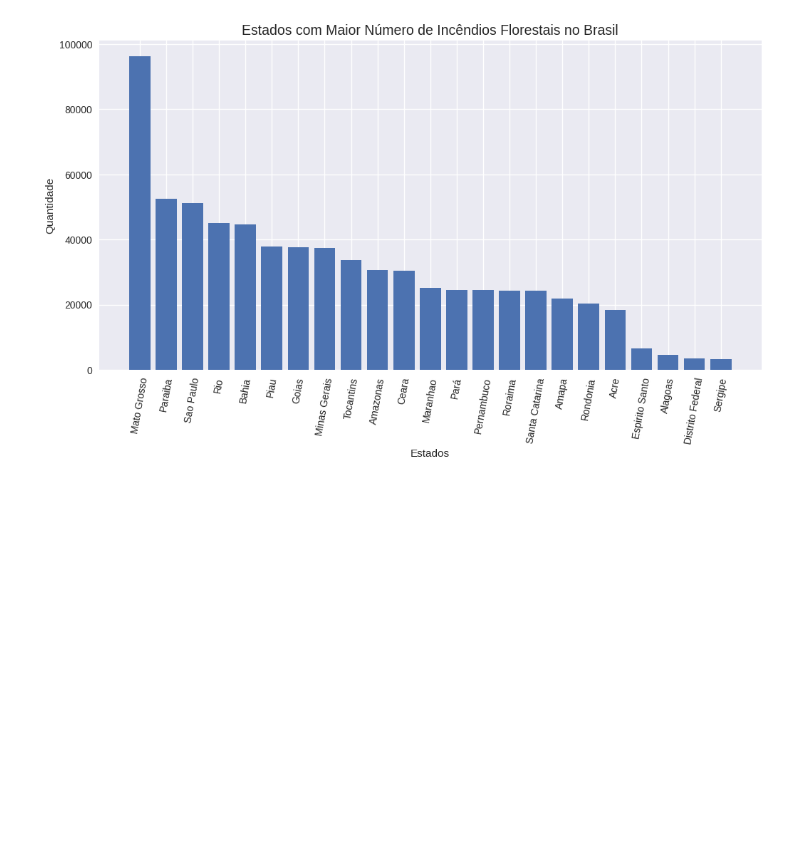
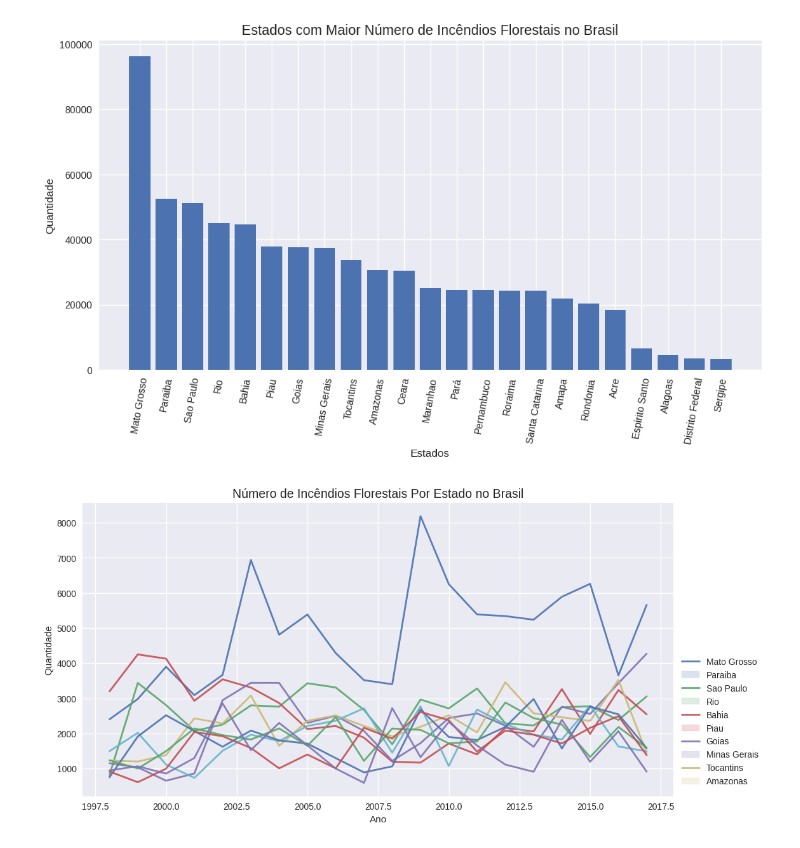
Before and after one commit to Thon20/INCENDIOS-FLORESTAIS-BRASIL, a Jupyter notebook: incendios-florestais.ipynb, the cells around one changed output. Saved outputs shown, nothing was run; the diff lists cells and outputs as text; code cells hidden in the pictures; blank space fills up the shorter version.

Commit message:
Top 10 Estados

```diff
--- a/incendios-florestais.ipynb
+++ b/incendios-florestais.ipynb
@@ -161,3 +161,33 @@ plt.xticks(rotation = 80)
 plt.show();
 # %% [output]
 [figure]
+# %%
+# 10 estado com maior numero de estados
+top_10_estados = total_incendios_estado['state'][0:10].values
+
+# Tamanho
+plt.figure(figsize = (12, 6))
+
+# Titulo
+plt.title('Número de Incêndios Florestais Por Estado no Brasil', fontsize = 14)
+
+for i in top_10_estados:
+    # Filtrando por estado
+    estado = df.loc[df['state'] == i]
+
+    # Somando o total de incendios por ano
+    estado_por_ano = estado.groupby('year')['number'].sum().reset_index()
+
+    # Gráfico
+    sns.lineplot(data = estado_por_ano, x = 'year', y = 'number', lw = 2, alpha = 0.90)
+
+# Labels
+plt.xlabel('Ano')
+plt.ylabel('Quantidade')
+
+# Leganda
+plt.legend(top_10_estados, bbox_to_anchor = (1, 0.5))
+
+plt.show();
+# %% [output]
+[figure, added]
```
Also changed, not shown: parts of 2 cells of this notebook.
